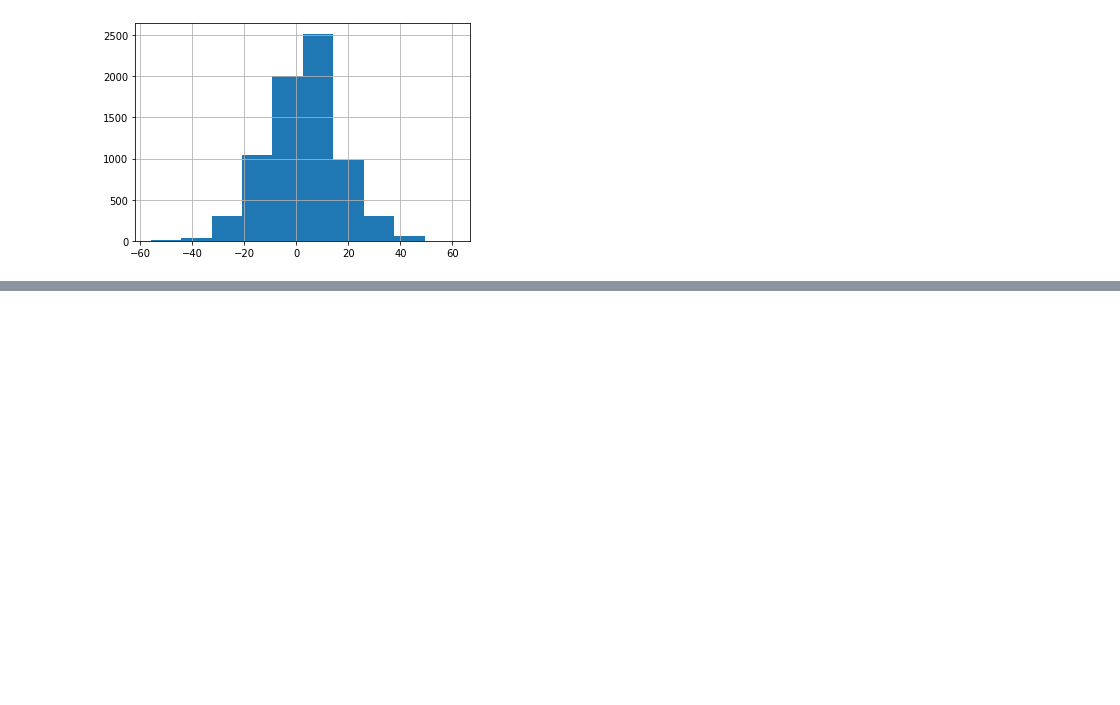
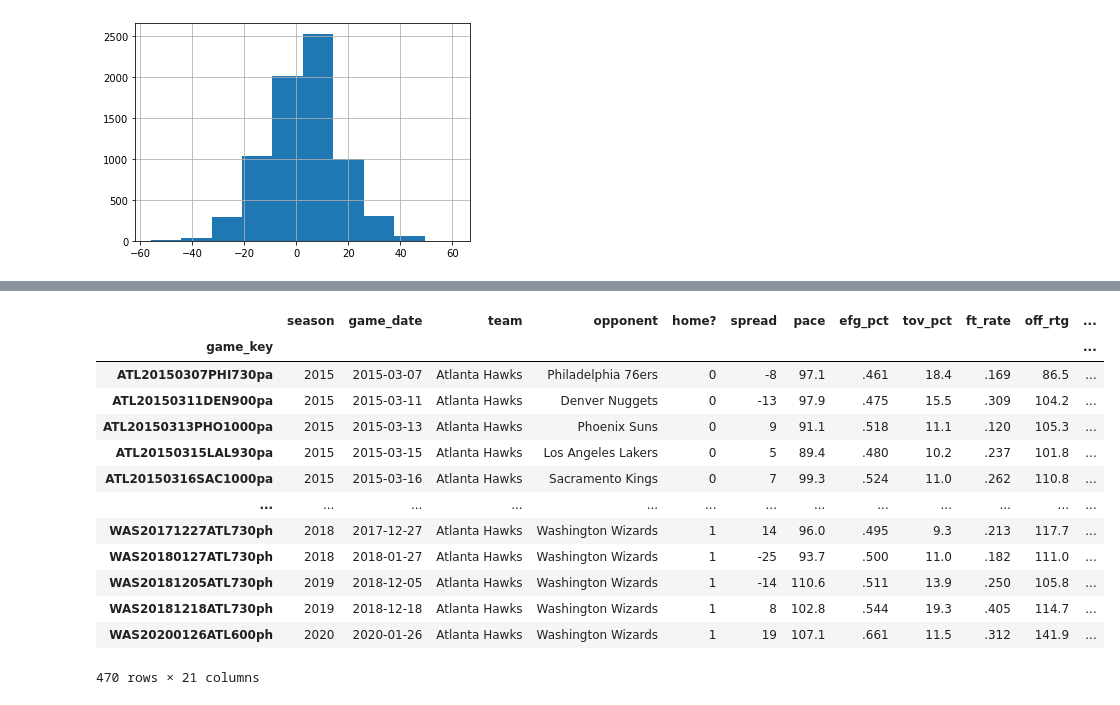
Before and after one commit to cwilbar04/gcp-end-to-end-nba-predictions, a Jupyter notebook: notebooks/EDA.ipynb, the cells around one changed output, grey strips where cells are left out. Drawn from its saved outputs; the diff is of its cells as text; code cells hidden in the pictures; blank space fills up the shorter version.

```diff
--- a/notebooks/EDA.ipynb
+++ b/notebooks/EDA.ipynb
@@ -299,0 +383,8 @@ array([None], dtype=object)
+# %%
+game_player_stats_opponent['game_key'] = game_player_stats_opponent['game_key'].apply(switch_key)
+# %%
+game_player_stats_opponent = game_player_stats_opponent.rename(columns={'starter_minutes_played_proportion':'opponnent_starter_minutes_played_proportion','bench_plus_minus':'opponent_bench_plus_minus'})
+# %%
+game_player_stats_opponent.set_index('game_key', inplace=True)
+# %%
+games_by_team = pd.merge(games_by_team,game_player_stats_opponent,left_index=True,right_index=True,how='inner')
@@ -299,0 +401,17 @@ array([None], dtype=object)
+# %%
+games_by_team[games_by_team['team']=='Atlanta Hawks'].
+# %% [output]
+|  | season | game_date | team | opponent | home? | spread | pace | efg_pct | tov_pct | ft_rate | off_rtg | ... |
+| game_key |  |  |  |  |  |  |  |  |  |  |  | ... |
+| ATL20150307PHI730pa | 2015 | 2015-03-07 | Atlanta Hawks | Philadelphia 76ers | 0 | -8 | 97.1 | .461 | 18.4 | .169 | 86.5 | ... |
+| ATL20150311DEN900pa | 2015 | 2015-03-11 | Atlanta Hawks | Denver Nuggets | 0 | -13 | 97.9 | .475 | 15.5 | .309 | 104.2 | ... |
+| ATL20150313PHO1000pa | 2015 | 2015-03-13 | Atlanta Hawks | Phoenix Suns | 0 | 9 | 91.1 | .518 | 11.1 | .120 | 105.3 | ... |
+| ATL20150315LAL930pa | 2015 | 2015-03-15 | Atlanta Hawks | Los Angeles Lakers | 0 | 5 | 89.4 | .480 | 10.2 | .237 | 101.8 | ... |
+| ATL20150316SAC1000pa | 2015 | 2015-03-16 | Atlanta Hawks | Sacramento Kings | 0 | 7 | 99.3 | .524 | 11.0 | .262 | 110.8 | ... |
+| ... | ... | ... | ... | ... | ... | ... | ... | ... | ... | ... | ... | ... |
+| WAS20171227ATL730ph | 2018 | 2017-12-27 | Atlanta Hawks | Washington Wizards | 1 | 14 | 96.0 | .495 | 9.3 | .213 | 117.7 | ... |
+| WAS20180127ATL730ph | 2018 | 2018-01-27 | Atlanta Hawks | Washington Wizards | 1 | -25 | 93.7 | .500 | 11.0 | .182 | 111.0 | ... |
+| WAS20181205ATL730ph | 2019 | 2018-12-05 | Atlanta Hawks | Washington Wizards | 1 | -14 | 110.6 | .511 | 13.9 | .250 | 105.8 | ... |
+| WAS20181218ATL730ph | 2019 | 2018-12-18 | Atlanta Hawks | Washington Wizards | 1 | 8 | 102.8 | .544 | 19.3 | .405 | 114.7 | ... |
+| WAS20200126ATL600ph | 2020 | 2020-01-26 | Atlanta Hawks | Washington Wizards | 1 | 19 | 107.1 | .661 | 11.5 | .312 | 141.9 | ... |
+470 rows × 21 columns
```
Also changed, not shown: parts of 38 cells of this notebook.
